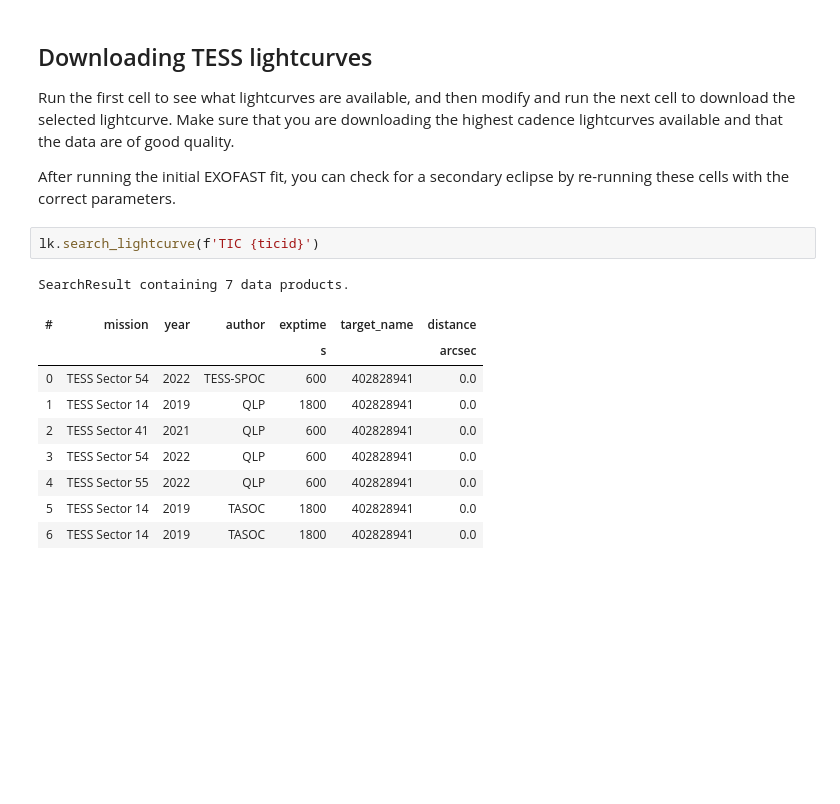
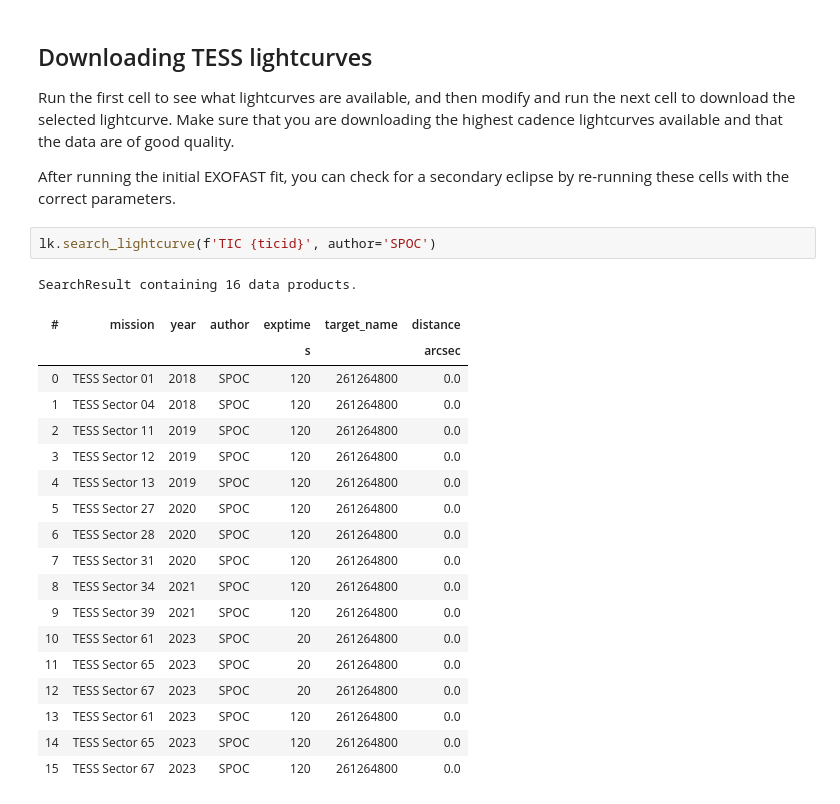
Before and after one commit to jackschulte/exofast_tools, a Jupyter notebook: scripts/setup_fit.ipynb, the cells around one changed output. Drawn from its saved outputs; the diff is of its cells as text; blank space fills up the shorter version.

```diff
--- a/scripts/setup_fit.ipynb
+++ b/scripts/setup_fit.ipynb
@@ -48,16 +47,25 @@ Run the first cell to see what lightcurves are available, and then modify and ru
 
 After running the initial EXOFAST fit, you can check for a secondary eclipse by re-running these cells with the correct parameters.
 # %%
-lk.search_lightcurve(f'TIC {ticid}')
+lk.search_lightcurve(f'TIC {ticid}', author='SPOC')
 # %% [output]
-SearchResult containing 7 data products.
+SearchResult containing 16 data products.
 | # | mission | year | author | exptime | target_name | distance |
 |  |  |  |  | s |  | arcsec |
-| 0 | TESS Sector 54 | 2022 | TESS-SPOC | 600 | 402828941 | 0.0 |
-| 1 | TESS Sector 14 | 2019 | QLP | 1800 | 402828941 | 0.0 |
-| 2 | TESS Sector 41 | 2021 | QLP | 600 | 402828941 | 0.0 |
-| 3 | TESS Sector 54 | 2022 | QLP | 600 | 402828941 | 0.0 |
-| 4 | TESS Sector 55 | 2022 | QLP | 600 | 402828941 | 0.0 |
-| 5 | TESS Sector 14 | 2019 | TASOC | 1800 | 402828941 | 0.0 |
-| 6 | TESS Sector 14 | 2019 | TASOC | 1800 | 402828941 | 0.0 |
+| 0 | TESS Sector 01 | 2018 | SPOC | 120 | 261264800 | 0.0 |
+| 1 | TESS Sector 04 | 2018 | SPOC | 120 | 261264800 | 0.0 |
+| 2 | TESS Sector 11 | 2019 | SPOC | 120 | 261264800 | 0.0 |
+| 3 | TESS Sector 12 | 2019 | SPOC | 120 | 261264800 | 0.0 |
+| 4 | TESS Sector 13 | 2019 | SPOC | 120 | 261264800 | 0.0 |
+| 5 | TESS Sector 27 | 2020 | SPOC | 120 | 261264800 | 0.0 |
+| 6 | TESS Sector 28 | 2020 | SPOC | 120 | 261264800 | 0.0 |
+| 7 | TESS Sector 31 | 2020 | SPOC | 120 | 261264800 | 0.0 |
+| 8 | TESS Sector 34 | 2021 | SPOC | 120 | 261264800 | 0.0 |
+| 9 | TESS Sector 39 | 2021 | SPOC | 120 | 261264800 | 0.0 |
+| 10 | TESS Sector 61 | 2023 | SPOC | 20 | 261264800 | 0.0 |
+| 11 | TESS Sector 65 | 2023 | SPOC | 20 | 261264800 | 0.0 |
+| 12 | TESS Sector 67 | 2023 | SPOC | 20 | 261264800 | 0.0 |
+| 13 | TESS Sector 61 | 2023 | SPOC | 120 | 261264800 | 0.0 |
+| 14 | TESS Sector 65 | 2023 | SPOC | 120 | 261264800 | 0.0 |
+| 15 | TESS Sector 67 | 2023 | SPOC | 120 | 261264800 | 0.0 |
 # %%
```
Also changed, not shown: parts of 5 cells of this notebook, 2 other files.
